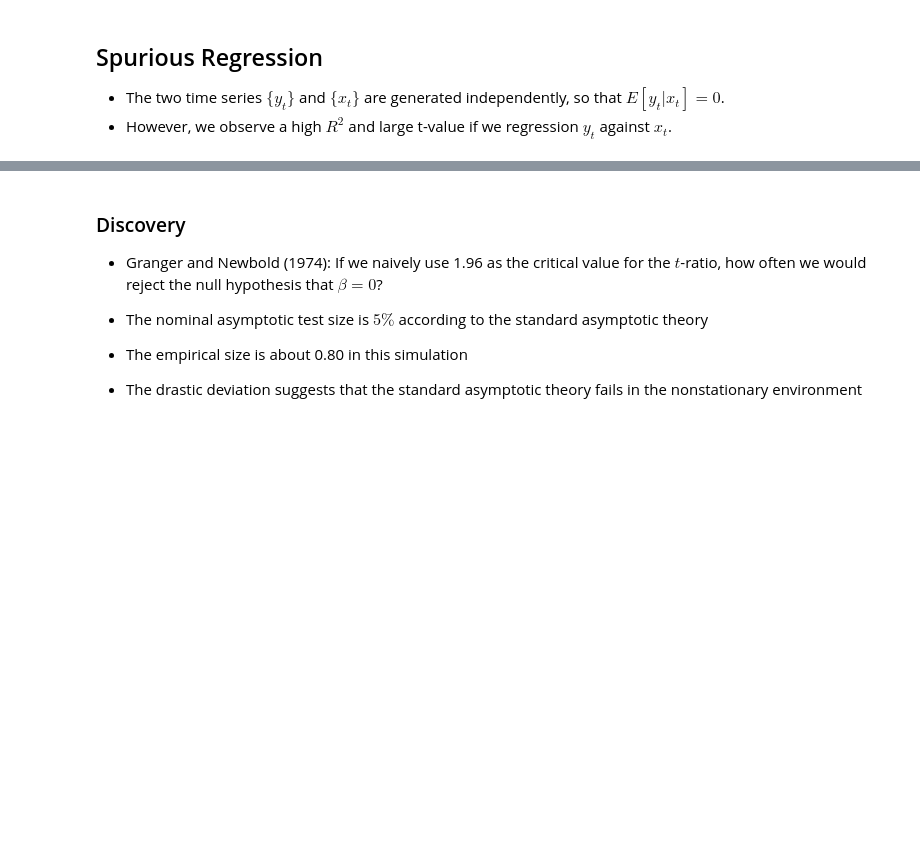
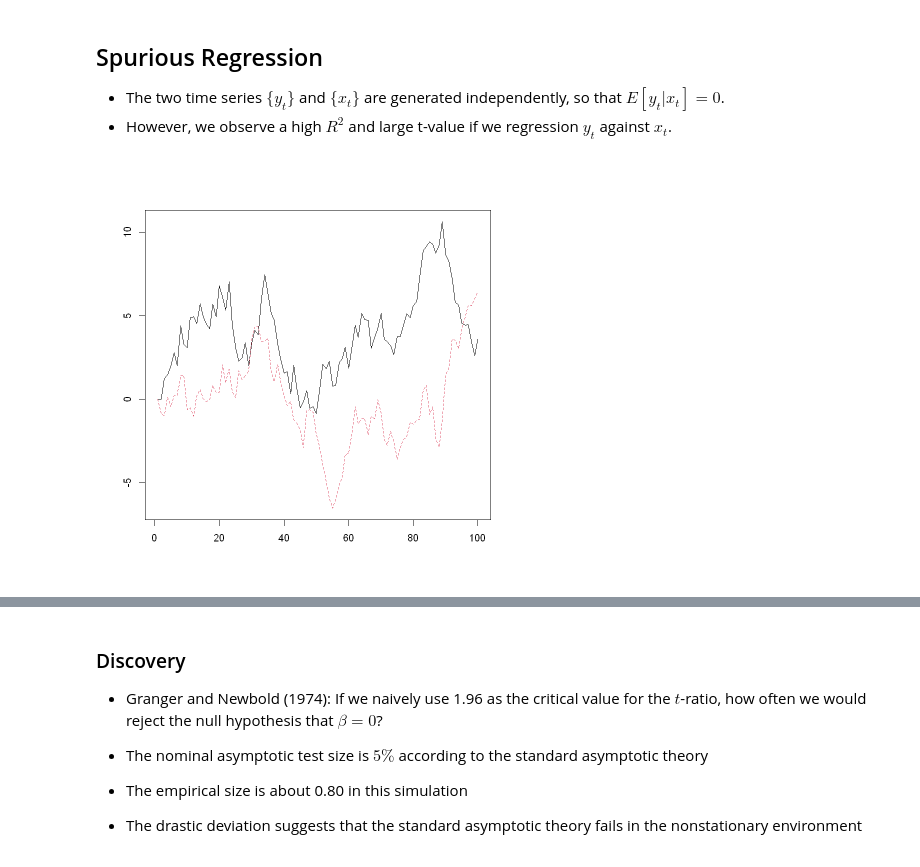
Before and after one commit to zhentaoshi/Econ5821, a Jupyter notebook: slides_10_time_series.ipynb, the cells around one changed output, grey strips where cells are left out. Cells and saved outputs as stored; diff of their text form; code cells hidden in the pictures; blank space fills up the shorter version.

```diff
--- a/slides_10_time_series.ipynb
+++ b/slides_10_time_series.ipynb
@@ -174,12 +249,14 @@ dynlm::dynlm( d(y) ~ L(y, c(1) ) + L(d(x),c(0:1) ), data = d0 )  %>%
 * The two time series $\{y_t\}$ and $\{x_t\}$ are generated independently, so that $E[y_t|x_t] = 0$.
 * However, we observe a high $R^2$ and large t-value if we regression $y_t$ against $x_t$.
 # %%
-T = 50
+T = 100
 a = 1
 
 y <- AR(a, T)
 x <- AR(a, T)
 matplot( cbind(y, x), type = "l", ylab = "" )
+# %% [output]
+[figure, added]
 # %%
 reg <- lm(y ~ x)
 summary(reg)
```
Also changed, not shown: parts of 22 cells of this notebook, 2 other files.
